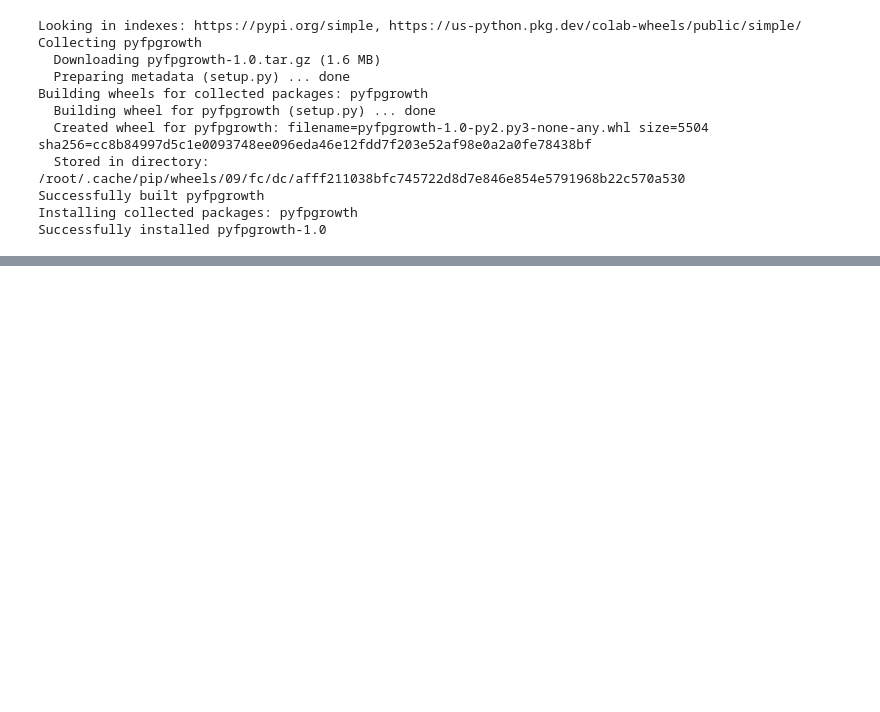
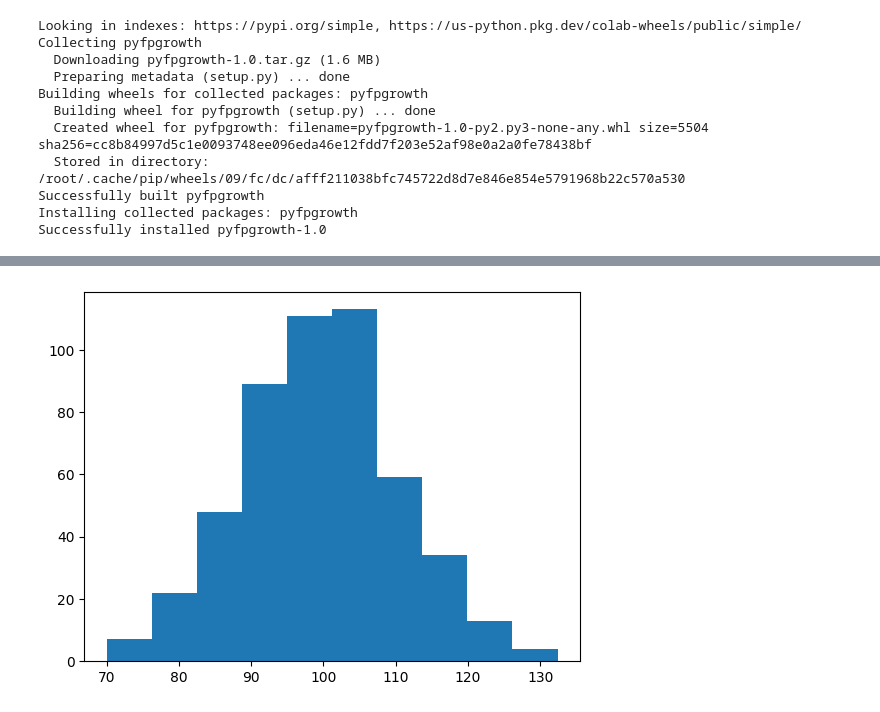
Before and after one commit to NasimShokrgozar/FirstSc, a Jupyter notebook: Session3_Basic.ipynb, the cells around one changed output, grey strips where cells are left out. Saved outputs shown, nothing was run; the diff lists cells and outputs as text; code cells hidden in the pictures; blank space fills up the shorter version.

```diff
--- a/Session3_Basic.ipynb
+++ b/Session3_Basic.ipynb
@@ -88,0 +191,5 @@ import pyfpgrowth
+# %%
+plt.hist (B)
+plt.show()
+# %% [output]
+[figure, added]
```
Also changed, not shown: parts of 22 cells of this notebook.
